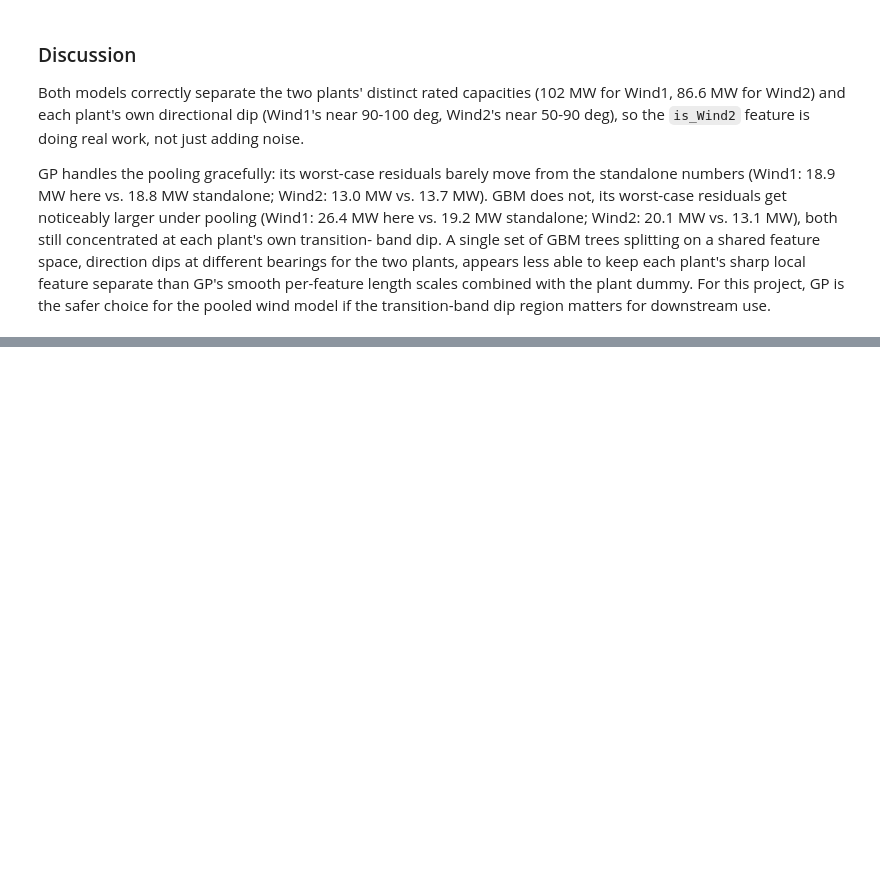
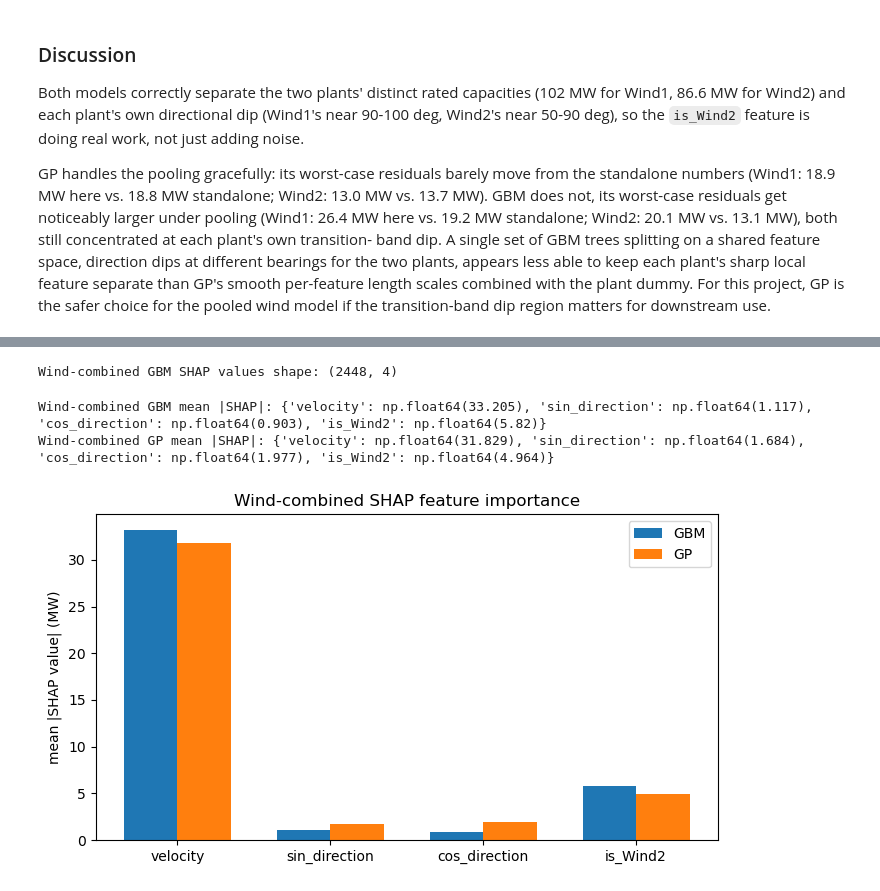
Before and after one commit to ErickChauke/power-curve-modeling-pv-wind, a Jupyter notebook: notebook.ipynb, the cells around one changed output, grey strips where cells are left out. Drawn from its saved outputs; the diff is of its cells as text; code cells hidden in the pictures; blank space fills up the shorter version.

Commit message:
Add Wind-combined SHAP summary subsection

```diff
--- a/notebook.ipynb
+++ b/notebook.ipynb
@@ -1712,0 +1719,35 @@ matters for downstream use.
+# %%
+wind_comb_gbm_explainer = shap.TreeExplainer(wind_comb_gbm_model)
+wind_comb_gbm_shap_values = wind_comb_gbm_explainer.shap_values(X_wind_comb)
+print("Wind-combined GBM SHAP values shape:", wind_comb_gbm_shap_values.shape)
+# %% [output]
+Wind-combined GBM SHAP values shape: (2448, 4)
+# %%
+wind_comb_gp_background = shap.sample(X_wind_comb, 50, random_state=0)
+wind_comb_gp_explainer = shap.Explainer(wind_comb_gp_model.predict, wind_comb_gp_background)
+wind_comb_gp_shap_values = wind_comb_gp_explainer(X_wind_comb)
+print("Wind-combined GP SHAP values shape:", wind_comb_gp_shap_values.values.shape)
+# %%
+wind_comb_feature_names = ["velocity", "sin_direction", "cos_direction", "is_Wind2"]
+wind_comb_gbm_mean_abs_shap = np.abs(wind_comb_gbm_shap_values).mean(axis=0)
+wind_comb_gp_mean_abs_shap = np.abs(wind_comb_gp_shap_values.values).mean(axis=0)
+print("Wind-combined GBM mean |SHAP|:", dict(zip(wind_comb_feature_names, wind_comb_gbm_mean_abs_shap.round(3))))
+print("Wind-combined GP mean |SHAP|:", dict(zip(wind_comb_feature_names, wind_comb_gp_mean_abs_shap.round(3))))
+
+x = np.arange(len(wind_comb_feature_names))
+width = 0.35
+fig, ax = plt.subplots(figsize=(7, 4))
+ax.bar(x - width / 2, wind_comb_gbm_mean_abs_shap, width, label="GBM")
+ax.bar(x + width / 2, wind_comb_gp_mean_abs_shap, width, label="GP")
+ax.set_xticks(x)
+ax.set_xticklabels(wind_comb_feature_names)
+ax.set_ylabel("mean |SHAP value| (MW)")
+ax.set_title("Wind-combined SHAP feature importance")
+ax.legend()
+fig.tight_layout()
+fig.savefig("outputs/wind_combined_shap_summary.png", dpi=150)
+plt.show()
+# %% [output]
+Wind-combined GBM mean |SHAP|: {'velocity': np.float64(33.205), 'sin_direction': np.float64(1.117), 'cos_direction': np.float64(0.903), 'is_Wind2': np.float64(5.82)}
+Wind-combined GP mean |SHAP|: {'velocity': np.float64(31.829), 'sin_direction': np.float64(1.684), 'cos_direction': np.float64(1.977), 'is_Wind2': np.float64(4.964)}
+[figure, added]
```
Also changed, not shown: parts of 2 cells of this notebook, 1 other file.
